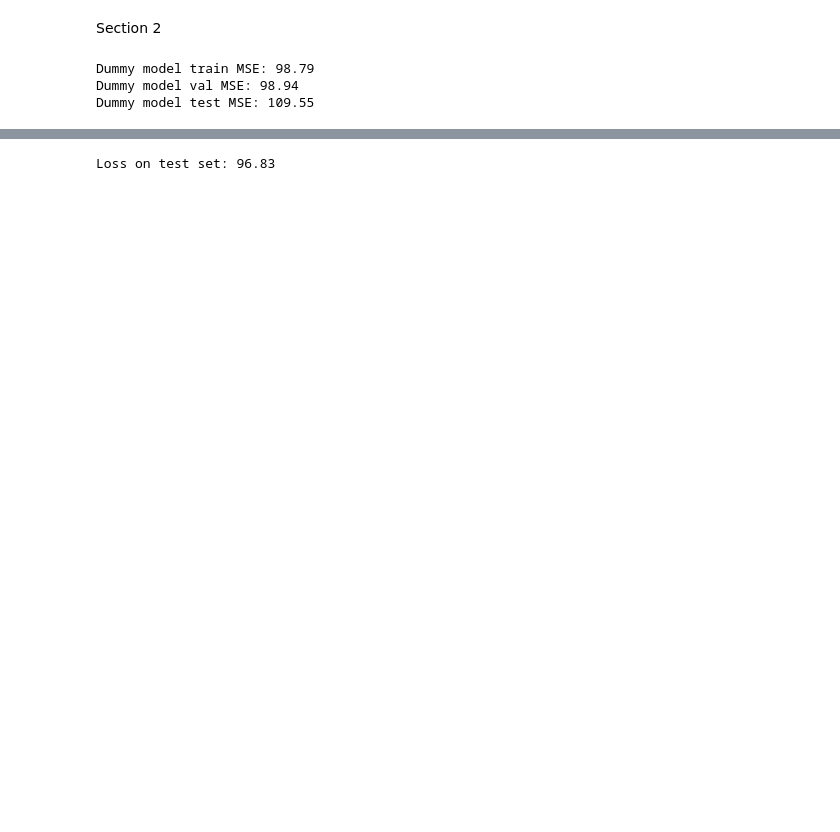
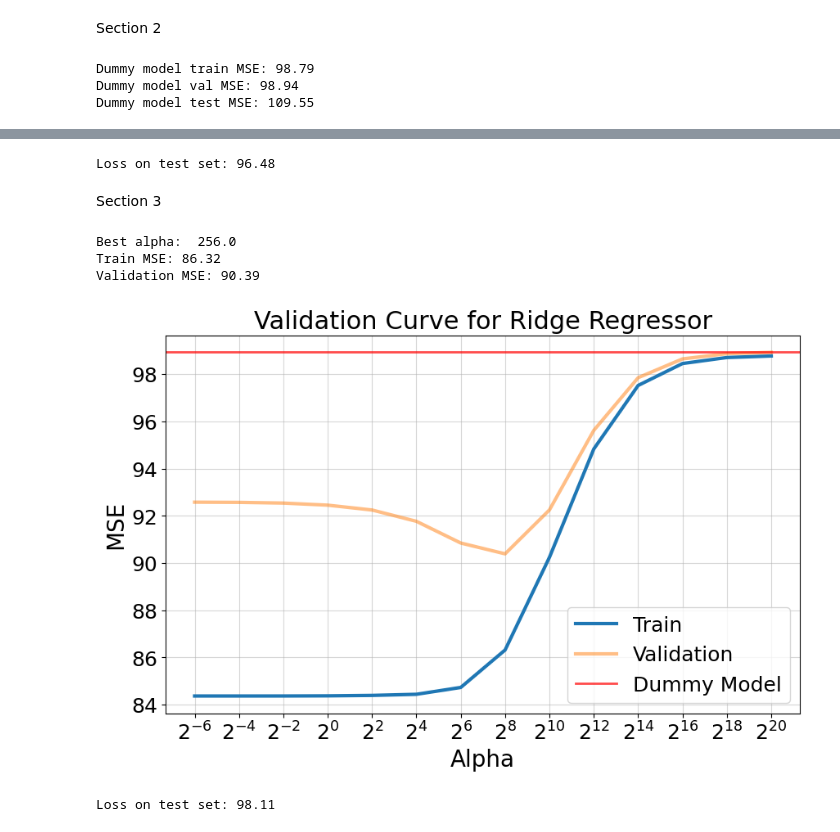
Before and after one commit to ledror/IML-Major3, a Jupyter notebook: main.ipynb, the cells around one changed output, grey strips where cells are left out. Saved outputs shown, nothing was run; the diff lists cells and outputs as text; code cells hidden in the pictures; blank space fills up the shorter version.

```diff
--- a/main.ipynb
+++ b/main.ipynb
@@ -156,8 +459,58 @@ Validation MSE: 92.24
 # %%
 # training with the best learning rate
 
-linear_regressor = LinearRegressor(best_lr)
-linear_regressor.fit(X_train, y_train)
-print("Loss on test set: {:.2f}".format(mean_squared_error(y_test, linear_regressor.predict(X_test))))
+optimal_linear_regressor = LinearRegressor(best_lr)
+optimal_linear_regressor.fit(X_train, y_train)
+print("Loss on test set: {:.2f}".format(mean_squared_error(y_test, optimal_linear_regressor.predict(X_test))))
 # %% [output]
-Loss on test set: 96.83
+Loss on test set: 96.48
+# %% [markdown]
+Section 3
+# %%
+# Q7 - Ridge Regressor
+
+from sklearn.linear_model import Ridge
+
+alphas = np.logspace(-3, 10, 14, base=4)
+cv_test_scores = []
+cv_train_scores = []
+
+for alpha in alphas:
+    ridge_regressor = Ridge(alpha=alpha, fit_intercept=True)
+    cv_scores = cross_validate(ridge_regressor, X_train, y_train, cv=5, scoring="neg_mean_squared_error", return_train_score=True, n_jobs=-1)
+    cv_train_scores.append(np.mean(-cv_scores["train_score"]))
+    cv_test_scores.append(np.mean(-cv_scores["test_score"]))
+# %%
+# plotting the results
+
+best_alpha = alphas[np.argmin(cv_test_scores)]
+print("Best alpha: ", best_alpha)
+print("Train MSE: {:.2f}".format(cv_train_scores[np.argmin(cv_test_scores)]))
+print("Validation MSE: {:.2f}".format(cv_test_scores[np.argmin(cv_test_scores)]))
+
+plt.figure(figsize=(10, 6))
+plt.title("Validation Curve for Ridge Regressor", fontsize=22)
+plt.plot(alphas, cv_train_scores, label="Train", linewidth=3)
+plt.plot(alphas, cv_test_scores, label="Validation", linewidth=3, alpha=0.5)
+plt.xlabel("Alpha", fontsize=20)
+plt.ylabel("MSE", fontsize=20)
+plt.grid(alpha=0.5)
+plt.semilogx(base=2)
+plt.xticks(alphas)
+# plotting the dummy model
+plt.axhline(dummy_model_val_mse, color="red", label="Dummy Model", linewidth=2, alpha=0.7)
+plt.legend()
+plt.show()
+# %% [output]
+Best alpha:  256.0
+Train MSE: 86.32
+Validation MSE: 90.39
+[figure, added]
+# %%
+# training with the best alpha
+
+optimal_ridge_regressor = Ridge(alpha=best_alpha)
+optimal_ridge_regressor.fit(X_train, y_train)
+print("Loss on test set: {:.2f}".format(mean_squared_error(y_test, optimal_ridge_regressor.predict(X_test))))
+# %% [output]
+Loss on test set: 98.11
```
Also changed, not shown: parts of 30 cells of this notebook, 19 other files.
